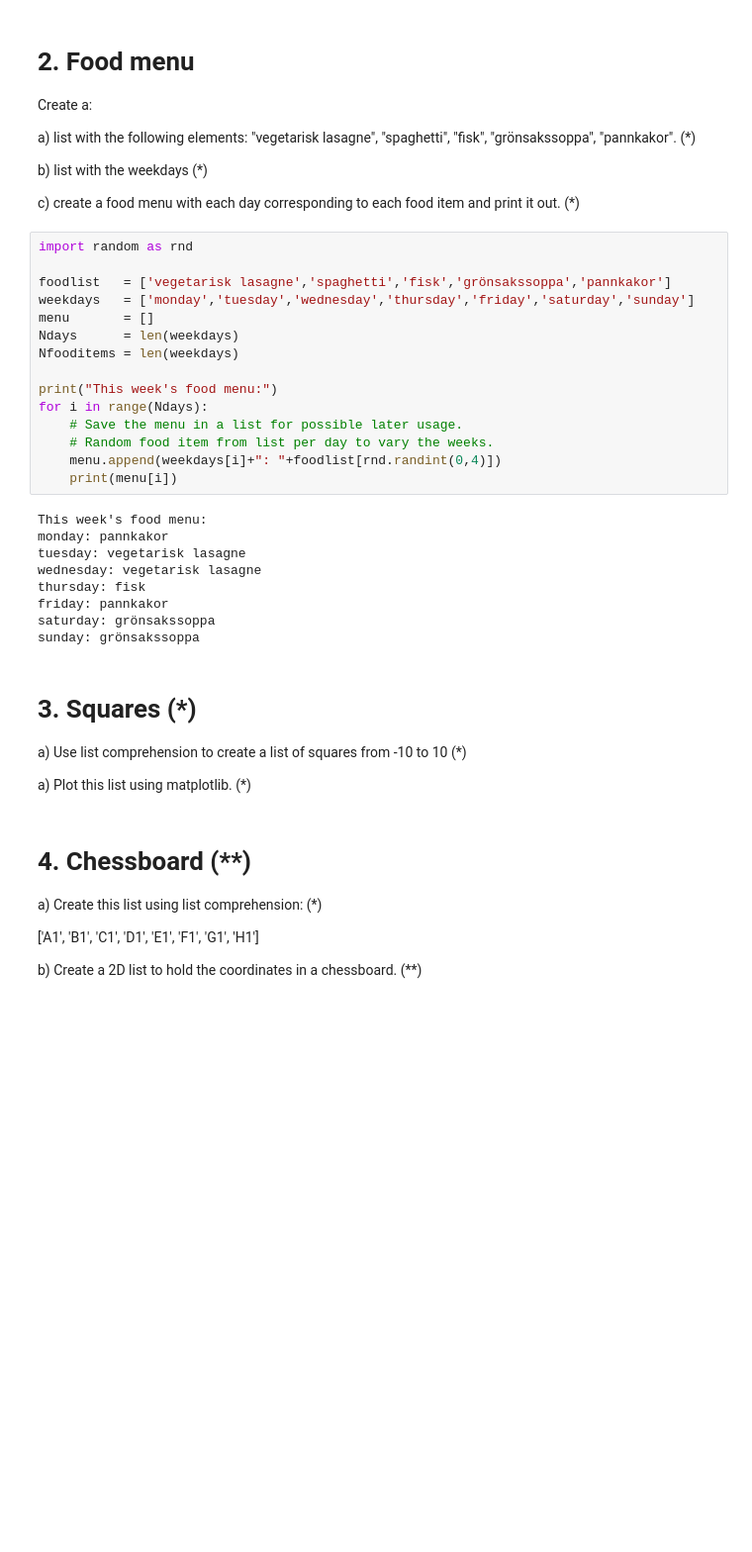
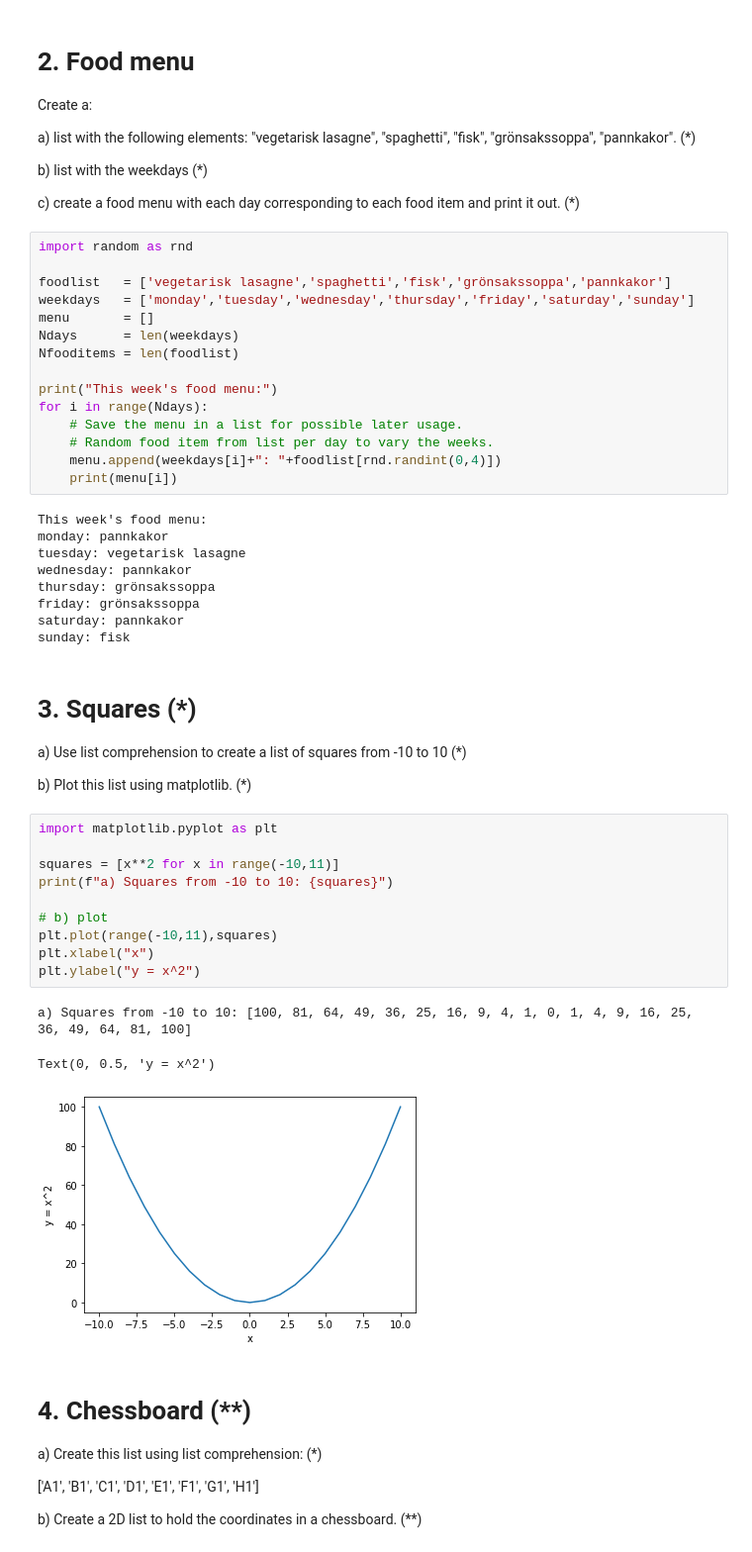
Before and after one commit to jwiegert/python-programming-joachim-wiegert, a Jupyter notebook: Exercises/exercise04_lists.ipynb, the cells around one changed output. Shown: that part at 99% size. Cells and saved outputs as stored; diff of their text form; blank space fills up the shorter version.

Commit message:
solving list exercises

```diff
--- a/Exercises/exercise04_lists.ipynb
+++ b/Exercises/exercise04_lists.ipynb
@@ -45,7 +42,7 @@ foodlist   = ['vegetarisk lasagne','spaghetti','fisk','grönsakssoppa','pannkako
 weekdays   = ['monday','tuesday','wednesday','thursday','friday','saturday','sunday']
 menu       = []
 Ndays      = len(weekdays)
-Nfooditems = len(weekdays)
+Nfooditems = len(foodlist)
 
 print("This week's food menu:")
 for i in range(Ndays):
@@ -57,17 +54,31 @@ for i in range(Ndays):
 This week's food menu:
 monday: pannkakor
 tuesday: vegetarisk lasagne
-wednesday: vegetarisk lasagne
-thursday: fisk
-friday: pannkakor
-saturday: grönsakssoppa
-sunday: grönsakssoppa
+wednesday: pannkakor
+thursday: grönsakssoppa
+friday: grönsakssoppa
+saturday: pannkakor
+sunday: fisk
 # %% [markdown]
 # 3. Squares (*)
 
   a)   Use list comprehension to create a list of squares from -10 to 10 (*)
 
-  a)   Plot this list using matplotlib. (*)
+  b)   Plot this list using matplotlib. (*)
+# %%
+import matplotlib.pyplot as plt
+
+squares = [x**2 for x in range(-10,11)]
+print(f"a) Squares from -10 to 10: {squares}")
+
+# b) plot
+plt.plot(range(-10,11),squares)
+plt.xlabel("x")
+plt.ylabel("y = x^2")
+# %% [output]
+a) Squares from -10 to 10: [100, 81, 64, 49, 36, 25, 16, 9, 4, 1, 0, 1, 4, 9, 16, 25, 36, 49, 64, 81, 100]
+Text(0, 0.5, 'y = x^2')
+[figure, added]
 # %% [markdown]
 # 4. Chessboard (**)
 
```
Also changed, not shown: parts of 2 cells of this notebook.
